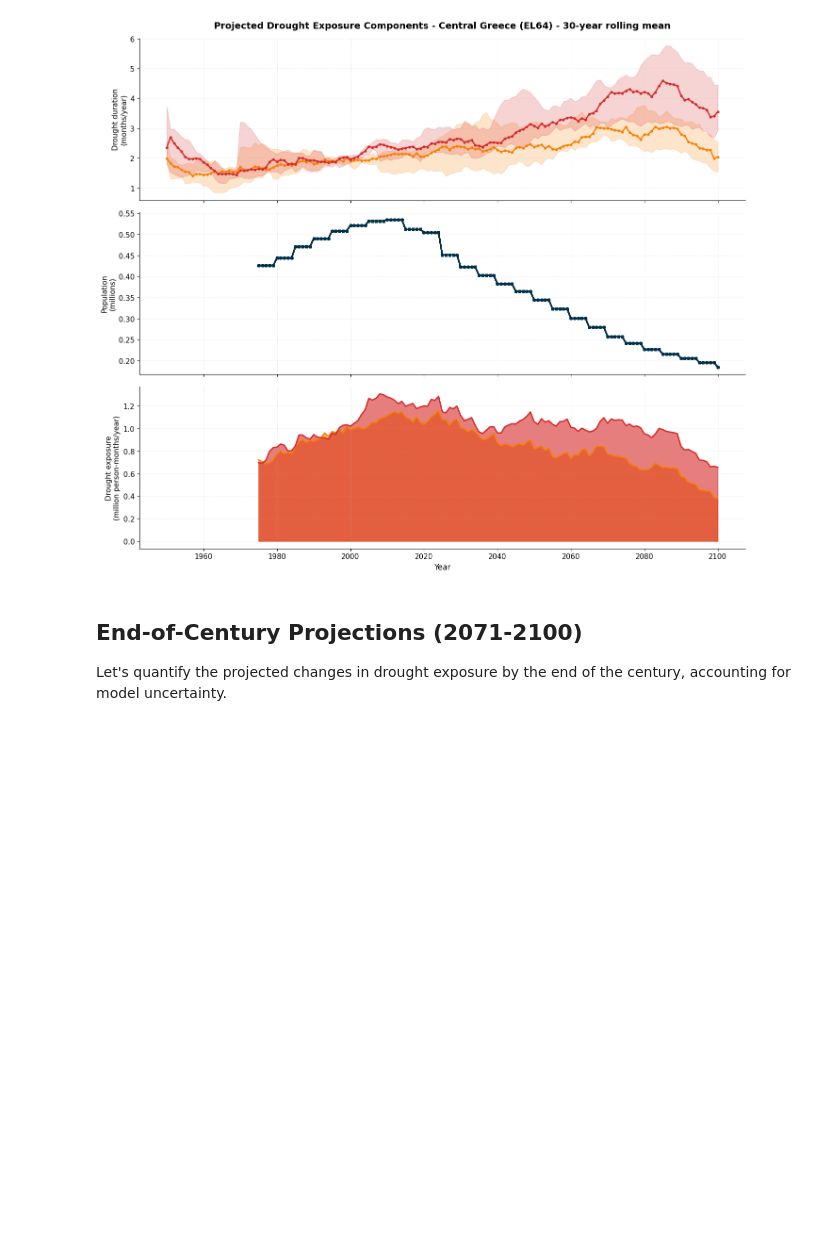
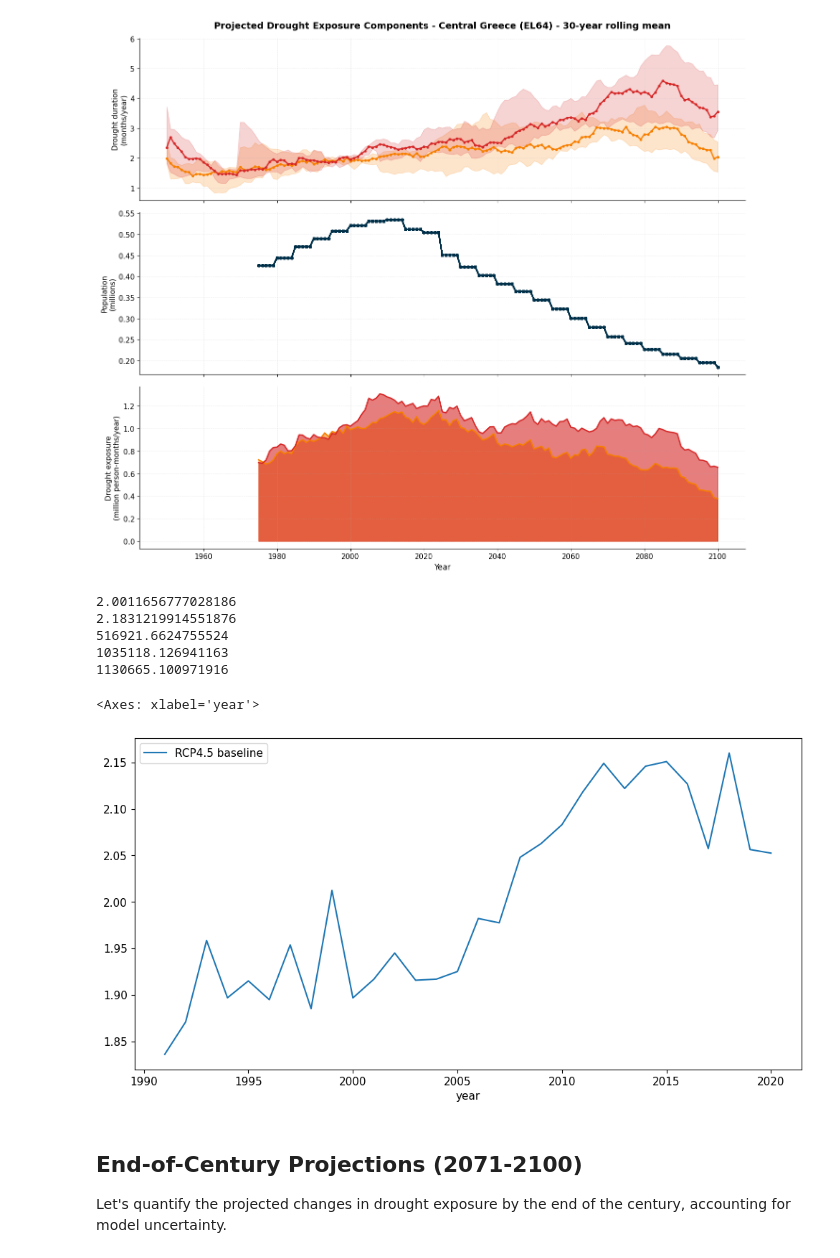
Before and after one commit to ecmwf-training/drought-exposure, a Jupyter notebook: tutorials/drought_duration_exposure.ipynb, the cells around one changed output. Drawn from its saved outputs; the diff is of its cells as text; code cells hidden in the pictures; blank space fills up the shorter version.

```diff
--- a/tutorials/drought_duration_exposure.ipynb
+++ b/tutorials/drought_duration_exposure.ipynb
@@ -515,6 +515,32 @@ plt.tight_layout()
 plt.show()
 # %% [output]
 [figure]
+# %%
+# Calculate anomalies relative to baseline of RCPs
+baseline_rcp45 = rcp45_stats_rm[rcp45_stats_rm['year'].between(baseline_start, baseline_end)]
+baseline_rcp85 = rcp85_stats_rm[rcp85_stats_rm['year'].between(baseline_start, baseline_end)]
+baseline_rcp45_dmd = baseline_rcp45['dmd_median'].mean()
+baseline_rcp85_dmd = baseline_rcp85['dmd_median'].mean()
+baseline_population = pop_df_filled[pop_df_filled['year'].between(baseline_start, baseline_end)]['population'].mean()
+baseline_rcp45_exposure = baseline_rcp45['exposure_median'].mean()
+baseline_rcp85_exposure = baseline_rcp85['exposure_median'].mean()
+
+
+print(baseline_rcp45_dmd)
+print(baseline_rcp85_dmd)
+print(baseline_population)
+print(baseline_rcp45_exposure)
+print(baseline_rcp85_exposure)
+
+baseline_rcp45.plot(x='year', y='dmd_median', label='RCP4.5 baseline')
+# %% [output]
+2.0011656777028186
+2.1831219914551876
+516921.6624755524
+1035118.126941163
+1130665.100971916
+<Axes: xlabel='year'>
+[figure, added]
 # %% [markdown]
 ## End-of-Century Projections (2071-2100)
 
```
